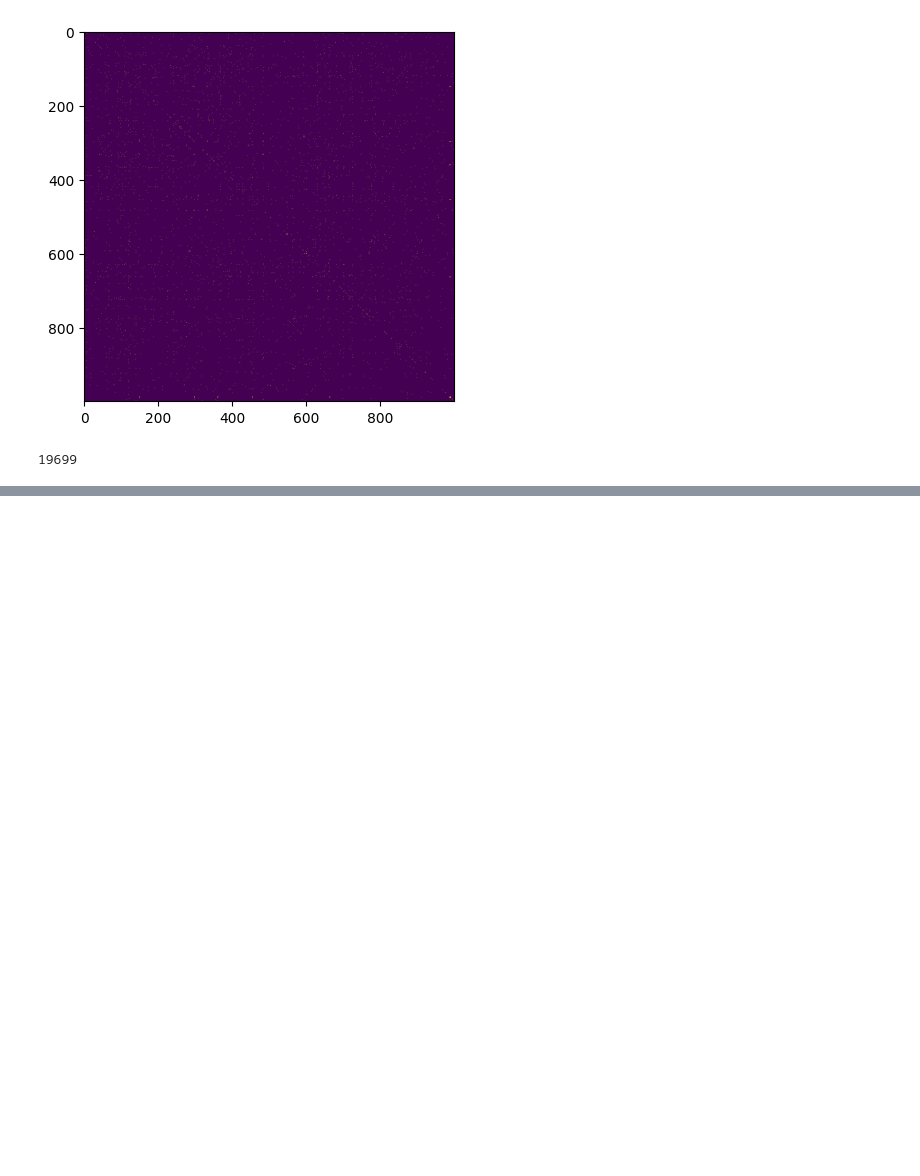
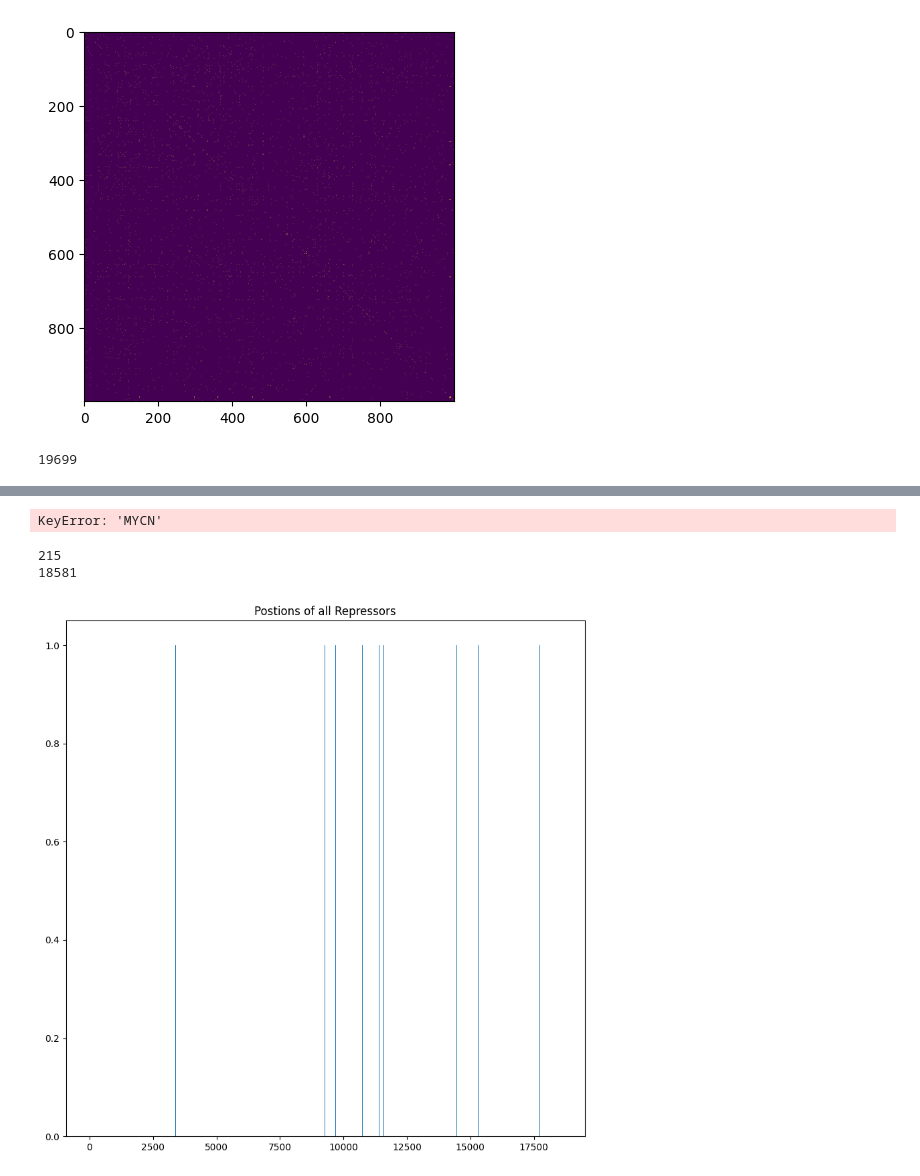
Before and after one commit to imnuvi/HardWiredGenome, a Jupyter notebook: Operations.ipynb, the cells around one changed output, grey strips where cells are left out. Cells and saved outputs as stored; diff of their text form; code cells hidden in the pictures; blank space fills up the shorter version.

```diff
--- a/Operations.ipynb
+++ b/Operations.ipynb
@@ -273,0 +834,51 @@ with open(STRING_PROTEIN_GENE_PATH, 'r') as f:
+# %%
+id_gene_name_map = {}
+for key, value in gene_id_name_map.items():
+    id_gene_name_map[value] = key
+
+id_gene_name_map['MYCN']
+# %% [output]
+KeyError: 'MYCN'
+# %%
+
+# plot locations of activators
+
+BP_matrix = pd.read_csv('/Users/ramprakash/development/lab_projects/Rajapakse_lab/data/HWG/HWG/BP_Matrix.csv', index_col=0)
+
+column_means = BP_matrix.mean()
+
+sign_dict = column_means.apply(lambda x: 1 if x >= 0 else -1 if x < 0 else 0).to_dict()
+
+repressor_list = []
+
+for key, value in sign_dict.items():
+    if value == -1:
+        repressor_list.append(key)
+
+# exists = (A_matrix_edgelist['source'].isin(repressor_list))
+
+# matching_rows = A_matrix_edgelist[exists]
+
+# unique_values = pd.unique(matching_rows[['source', 'target']].values.ravel())
+
+count = 0
+positions = []
+for x in flat_col_order:
+    if x in repressor_list:
+        count += 1
+        positions.append(1)
+    else:
+        positions.append(0)
+print(count)
+print(len(positions))
+
+indices = list(range(len(positions)))
+
+plt.figure(figsize=(10, 10))
+plt.bar(np.arange(len(positions)), positions)
+plt.title('Postions of all Repressors')
+plt.show()
+# %% [output]
+215
+18581
+[figure, added]
```
Also changed, not shown: parts of 92 cells of this notebook, 29 other files.
